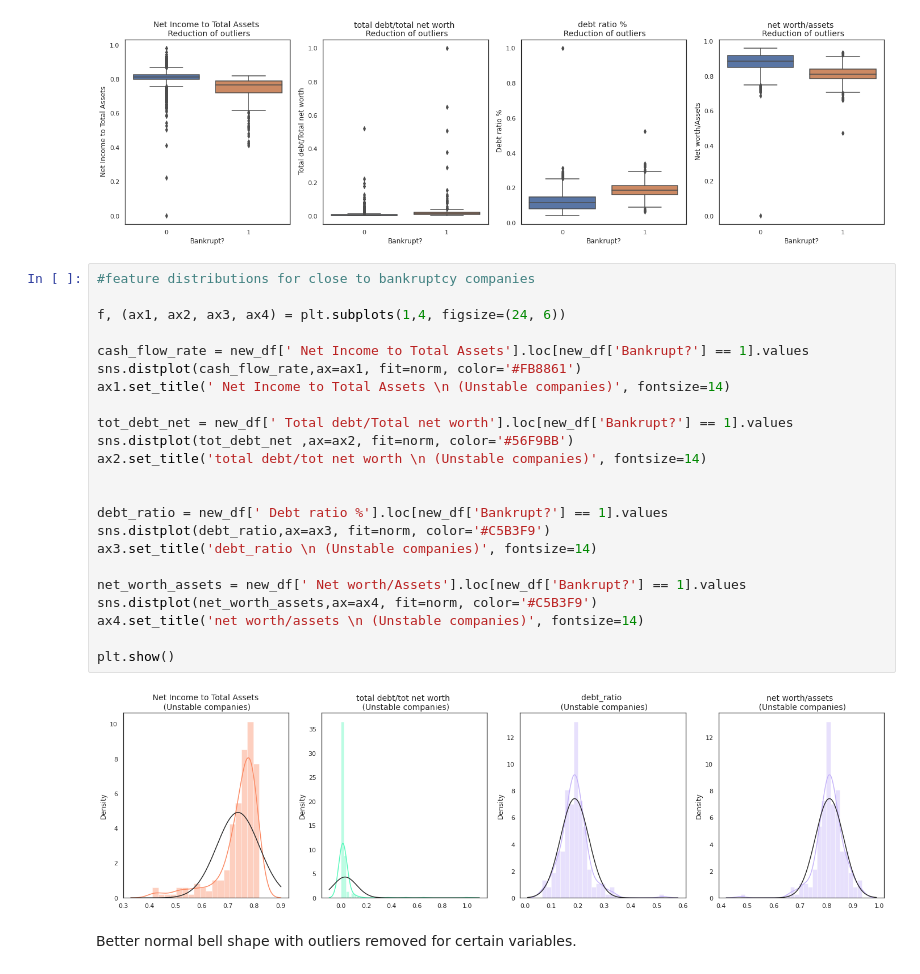
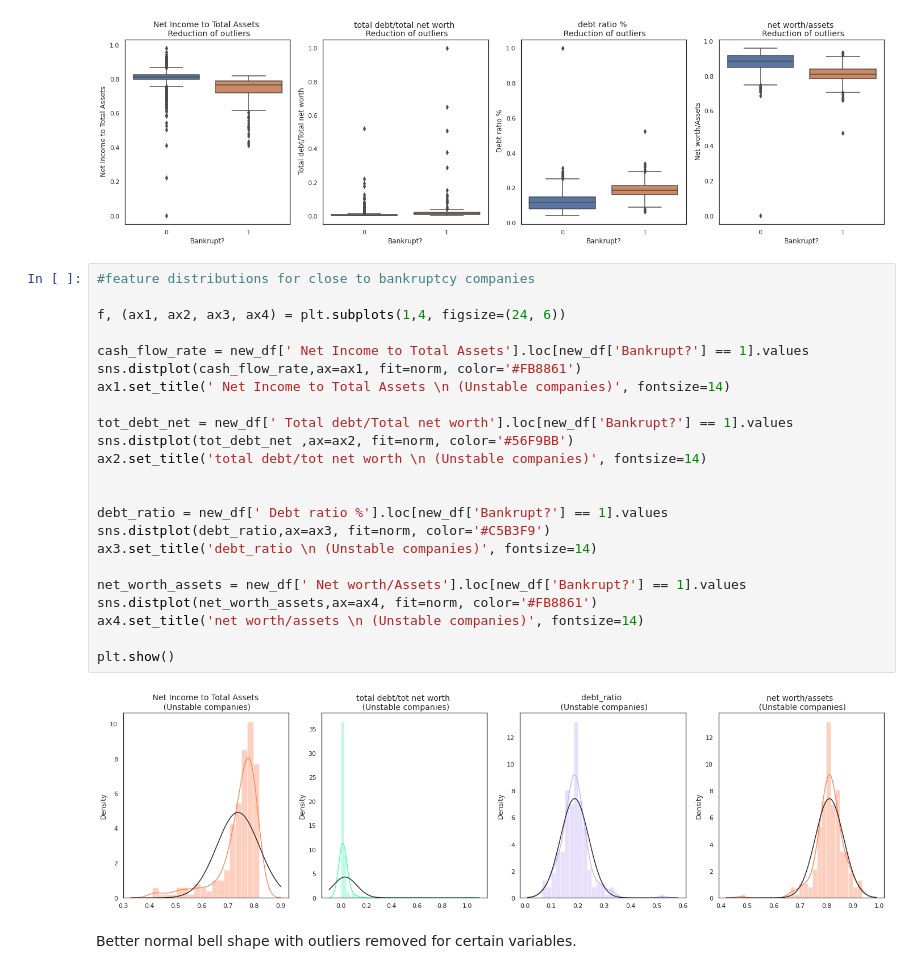
Before and after one commit to LaurenVaught/CompanyBankruptcyPrediction, a Jupyter notebook: Company_Bankrupt_Prediction.ipynb, the cells around one changed output. Saved outputs shown, nothing was run; the diff lists cells and outputs as text.

```diff
--- a/Company_Bankrupt_Prediction.ipynb
+++ b/Company_Bankrupt_Prediction.ipynb
@@ -344,28 +391,28 @@ plt.show()
 # %%
 #feature distributions for close to bankruptcy companies
 
 f, (ax1, ax2, ax3, ax4) = plt.subplots(1,4, figsize=(24, 6))
 
 cash_flow_rate = new_df[' Net Income to Total Assets'].loc[new_df['Bankrupt?'] == 1].values
 sns.distplot(cash_flow_rate,ax=ax1, fit=norm, color='#FB8861')
 ax1.set_title(' Net Income to Total Assets \n (Unstable companies)', fontsize=14)
 
 tot_debt_net = new_df[' Total debt/Total net worth'].loc[new_df['Bankrupt?'] == 1].values
 sns.distplot(tot_debt_net ,ax=ax2, fit=norm, color='#56F9BB')
 ax2.set_title('total debt/tot net worth \n (Unstable companies)', fontsize=14)
 
 
 debt_ratio = new_df[' Debt ratio %'].loc[new_df['Bankrupt?'] == 1].values
 sns.distplot(debt_ratio,ax=ax3, fit=norm, color='#C5B3F9')
 ax3.set_title('debt_ratio \n (Unstable companies)', fontsize=14)
 
 net_worth_assets = new_df[' Net worth/Assets'].loc[new_df['Bankrupt?'] == 1].values
-sns.distplot(net_worth_assets,ax=ax4, fit=norm, color='#C5B3F9')
+sns.distplot(net_worth_assets,ax=ax4, fit=norm, color='#FB8861')
 ax4.set_title('net worth/assets \n (Unstable companies)', fontsize=14)
 
 plt.show()
 # %% [output]
-[figure, old version]
+[figure, new version]
 # %% [markdown]
 Better normal bell shape with outliers removed for certain variables.
 # %%
```
Also changed, not shown: parts of 25 cells of this notebook.
